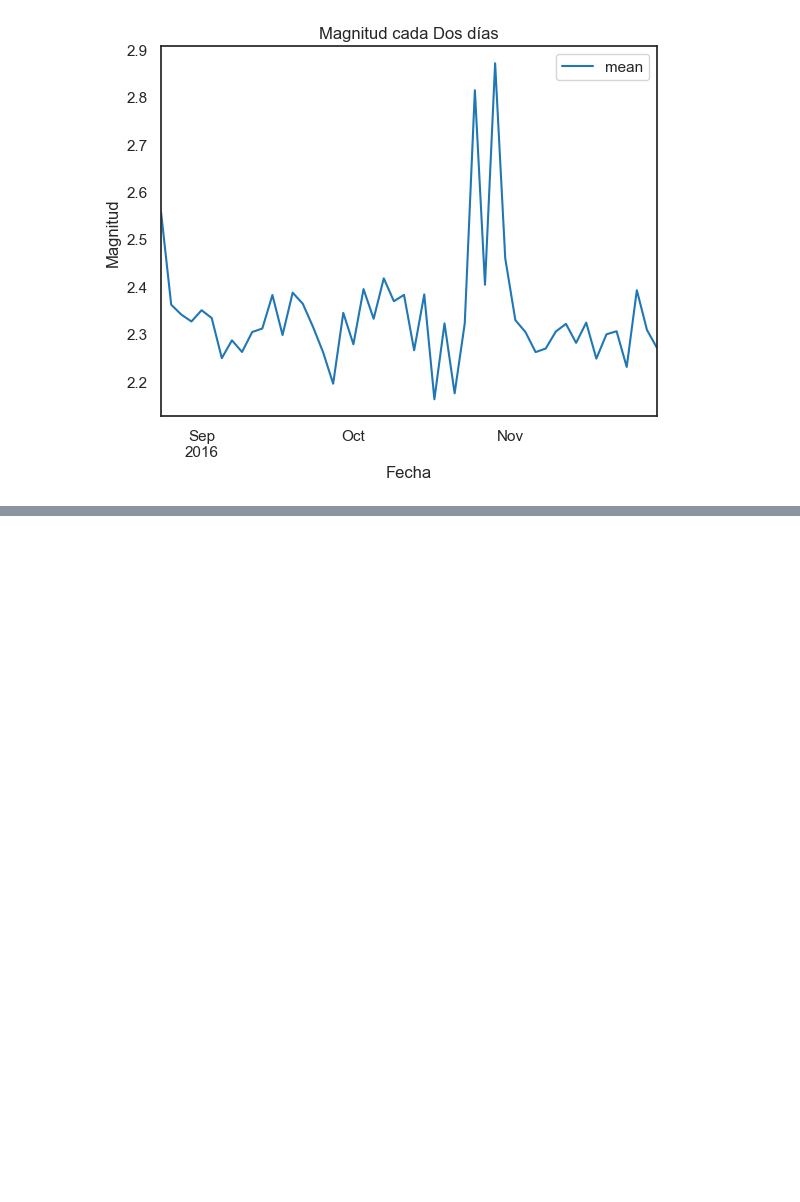
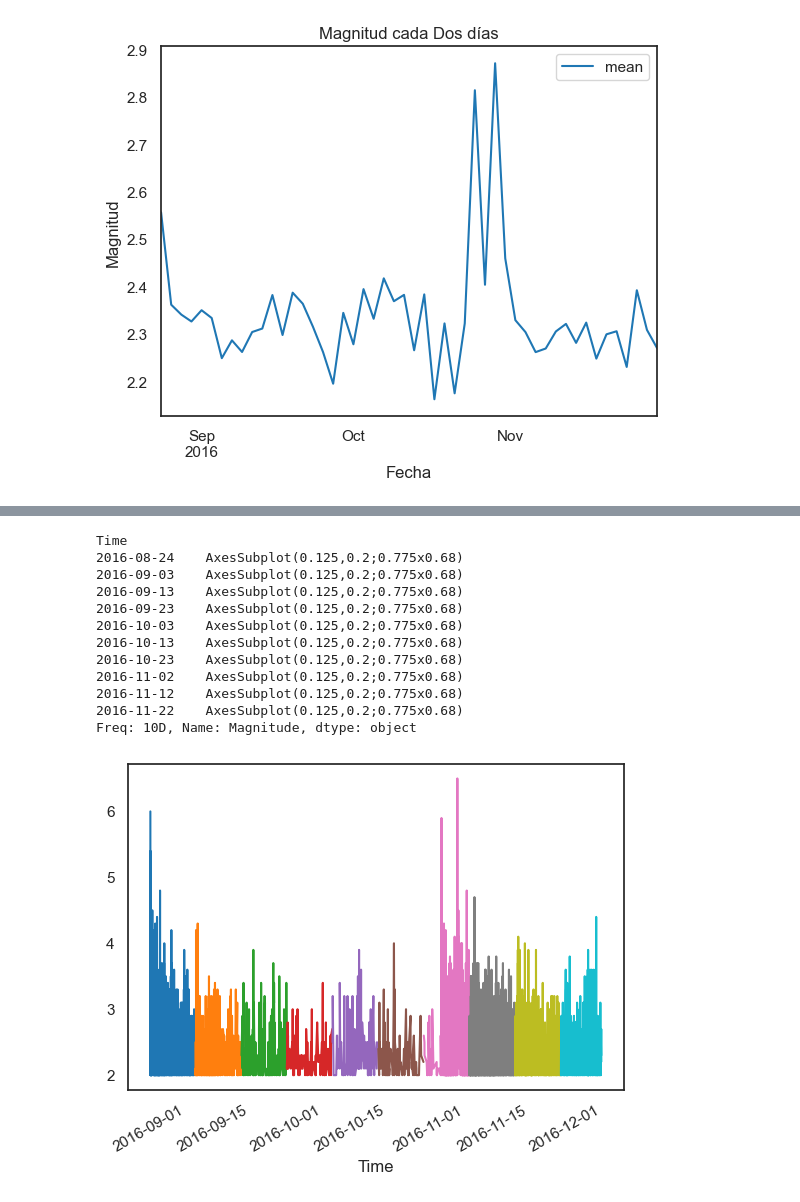
Before and after one commit to MrBloom911/SismicOperations, a Jupyter notebook: ProyectoComp2.ipynb, the cells around one changed output, grey strips where cells are left out. Cells and saved outputs as stored; diff of their text form; code cells hidden in the pictures; blank space fills up the shorter version.

```diff
--- a/ProyectoComp2.ipynb
+++ b/ProyectoComp2.ipynb
@@ -59,0 +82,16 @@ plt.savefig("SerieTiempo.png")
+# %%
+Dfagrup['Magnitude'].plot()
+# %% [output]
+Time
+2016-08-24    AxesSubplot(0.125,0.2;0.775x0.68)
+2016-09-03    AxesSubplot(0.125,0.2;0.775x0.68)
+2016-09-13    AxesSubplot(0.125,0.2;0.775x0.68)
+2016-09-23    AxesSubplot(0.125,0.2;0.775x0.68)
+2016-10-03    AxesSubplot(0.125,0.2;0.775x0.68)
+2016-10-13    AxesSubplot(0.125,0.2;0.775x0.68)
+2016-10-23    AxesSubplot(0.125,0.2;0.775x0.68)
+2016-11-02    AxesSubplot(0.125,0.2;0.775x0.68)
+2016-11-12    AxesSubplot(0.125,0.2;0.775x0.68)
+2016-11-22    AxesSubplot(0.125,0.2;0.775x0.68)
+Freq: 10D, Name: Magnitude, dtype: object
+[figure, added]
```
Also changed, not shown: parts of 27 cells of this notebook, 1 other file.
